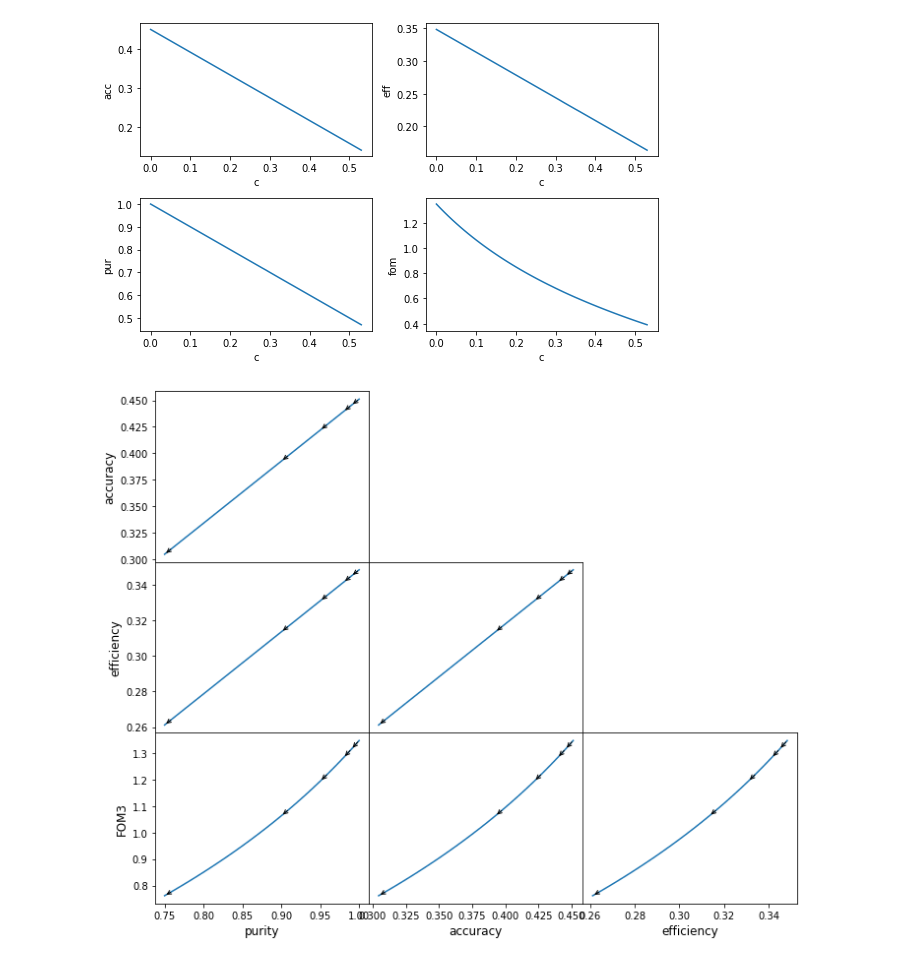
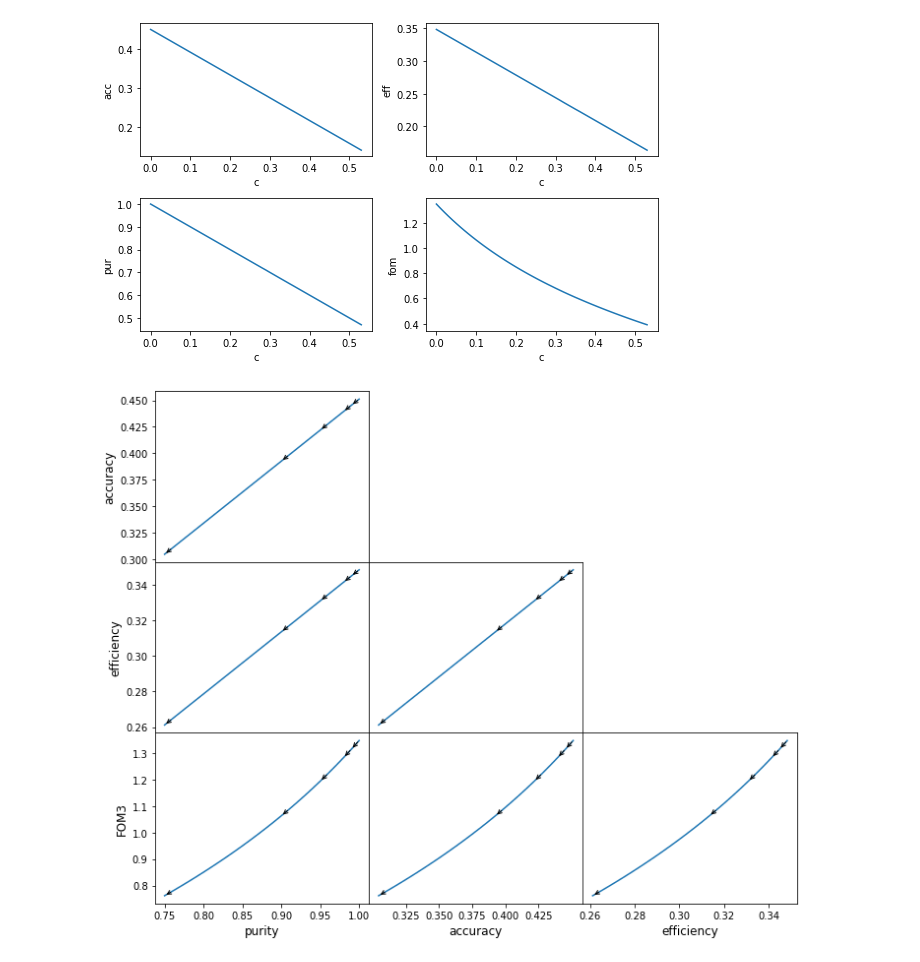
Before and after one commit to COINtoolbox/RESSPECT_metric, a Jupyter notebook: code/plots/simple_metrics.ipynb, the cells around one changed output. Saved outputs shown, nothing was run; the diff lists cells and outputs as text; code cells hidden in the pictures.

```diff
--- a/code/plots/simple_metrics.ipynb
+++ b/code/plots/simple_metrics.ipynb
@@ -101,33 +101,35 @@ plt.plot(metrics_res['pur'], metrics_res['fom'])
 for indx1 in pos_list:
     ax7.annotate("", xy=(metrics_res.iloc[indx1 + step]['pur'], metrics_res.iloc[indx1 + step]['fom']),
                  xytext=(metrics_res.iloc[indx1]['pur'], metrics_res.iloc[indx1]['fom']),
                  arrowprops={'arrowstyle': "->", 'facecolor':'black'})
 plt.ylabel('FOM3', fontsize=fs)
 plt.xlabel('purity', fontsize=fs)
 
 
 ax5 = plt.subplot(3,3, 8)
 plt.plot(metrics_res['acc'], metrics_res['fom'])
 for indx1 in pos_list:
     ax5.annotate("", xy=(metrics_res.iloc[indx1 + step]['acc'], metrics_res.iloc[indx1 + step]['fom']),
                  xytext=(metrics_res.iloc[indx1]['acc'], metrics_res.iloc[indx1]['fom']),
                  arrowprops={'arrowstyle': "->", 'facecolor':'black'})
 plt.xlabel('accuracy', fontsize=fs)
 plt.yticks([])
+plt.xticks([0.325, 0.350, 0.375, 0.400, 0.425])
 
 ax6 = plt.subplot(3,3, 9)
 plt.plot(metrics_res['eff'], metrics_res['fom'])
 
 for indx1 in pos_list:
     ax6.annotate("", xy=(metrics_res.iloc[indx1+step]['eff'], metrics_res.iloc[indx1+step]['fom']),
                  xytext=(metrics_res.iloc[indx1]['eff'], metrics_res.iloc[indx1]['fom']),
                  arrowprops={'arrowstyle': "->", 'facecolor':'black'})
 plt.xlabel('efficiency', fontsize=fs)
 plt.yticks([])
+plt.xticks([0.26, 0.28,0.30, 0.32, 0.34])
 
 plt.tight_layout()
 plt.subplots_adjust(hspace=0, wspace=0)
-plt.savefig('simple_metrics.pdf')
-#plt.show()
+#plt.savefig('simple_metrics.pdf')
+plt.show()
 # %% [output]
-[figure, old version]
+[figure, new version]
```
